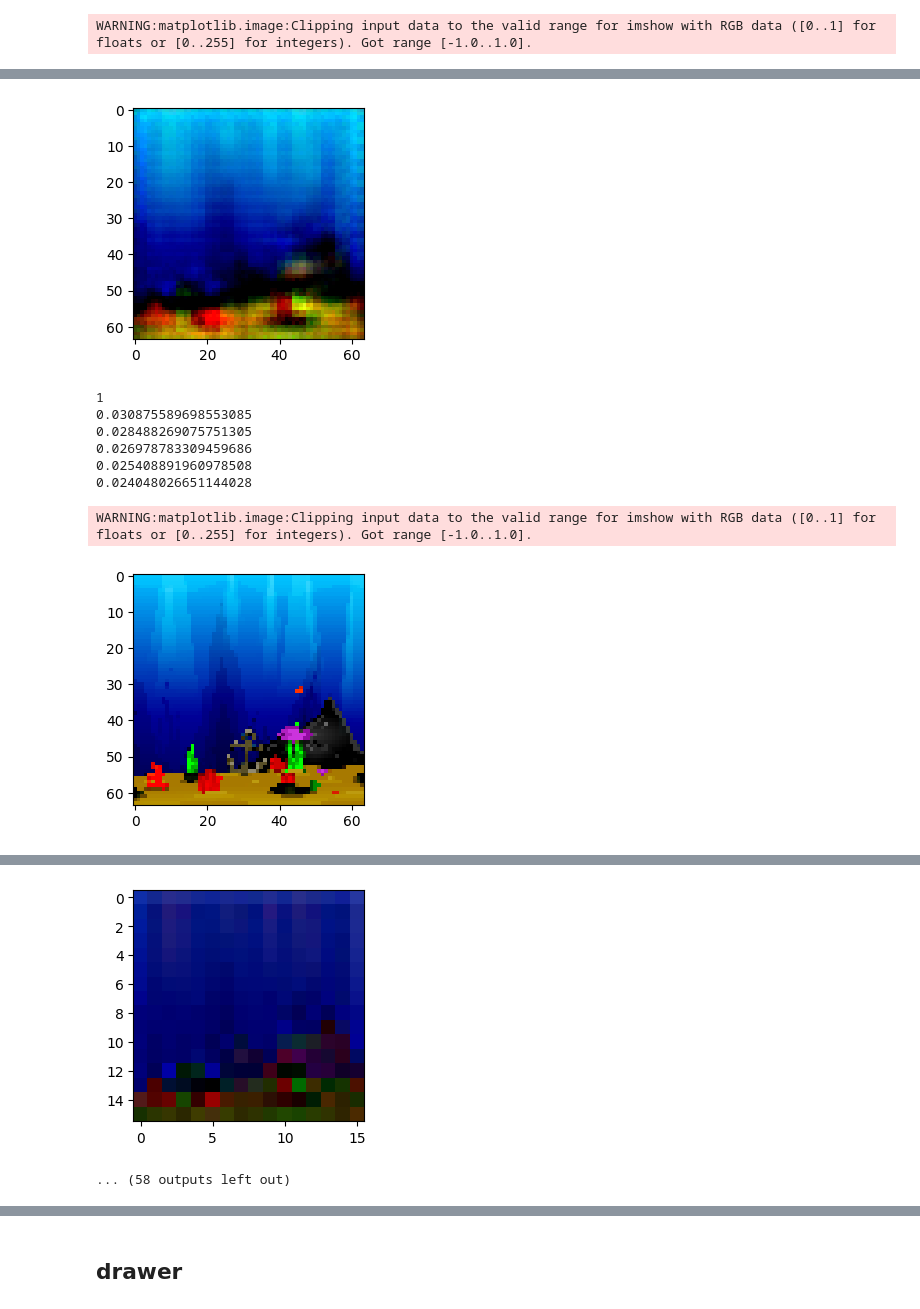
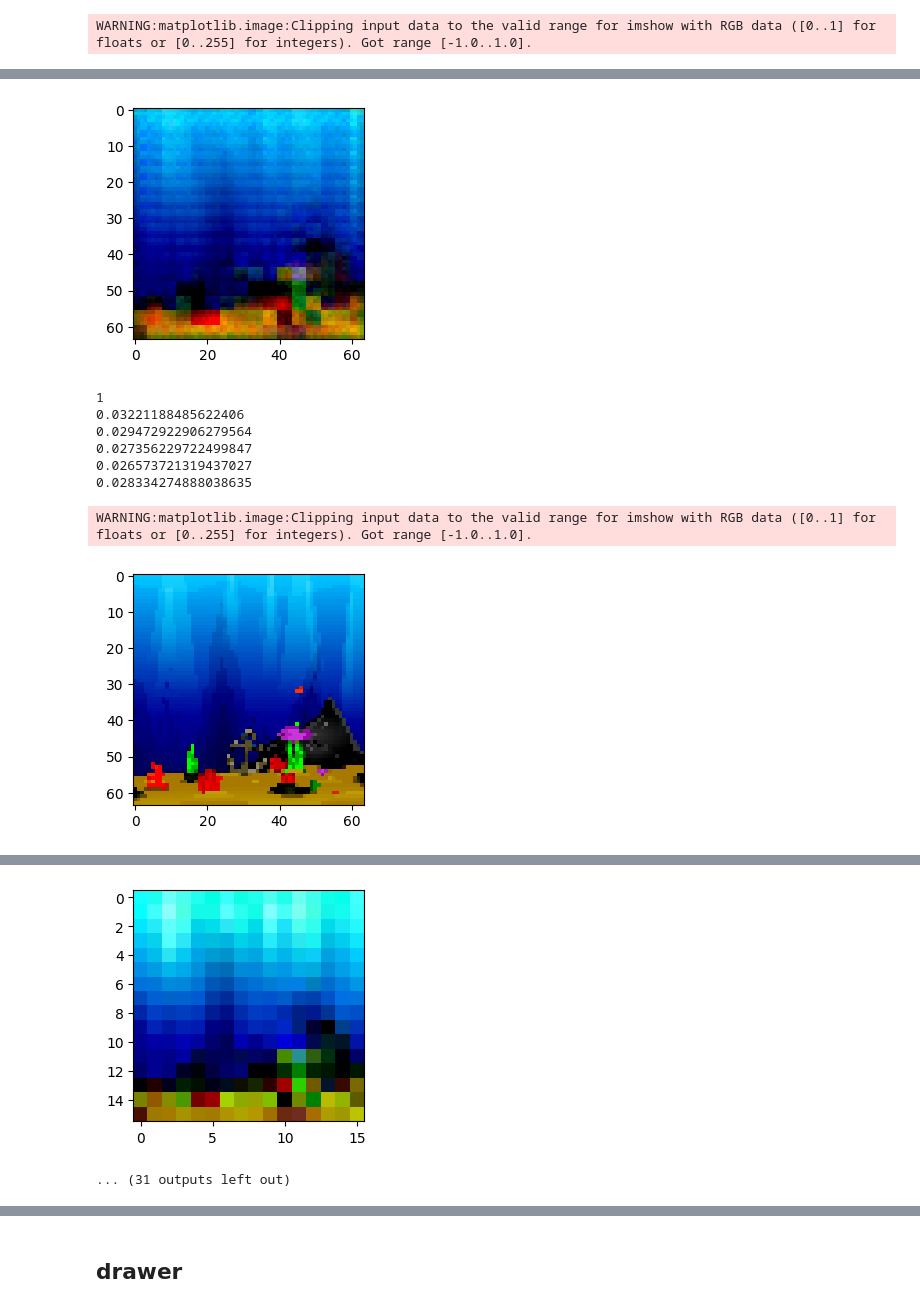
Before and after one commit to eisbetterthanpi/Autoencoder, a Jupyter notebook: VQ_VAE.ipynb, the cells around one changed output, grey strips where cells are left out. Saved outputs shown, nothing was run; the diff lists cells and outputs as text; code cells hidden in the pictures.

```diff
--- a/VQ_VAE.ipynb
+++ b/VQ_VAE.ipynb
@@ -872,26 +915,30 @@ class VQVAE(nn.Module):
         act = nn.SiLU()
         self.encoder = nn.Sequential(
             # UpDownBlock(3, ch_list[0], r=1/2), nn.BatchNorm2d(ch_list[0]), act,
-            UpDownBlock(3, ch_list[0], r=1/2), act,
-            UpDownBlock(ch_list[0], out_ch, r=1/2), act,
+            UpDownBlock(3, ch_list[0], r=1/2), #act,
+            UpDownBlock(ch_list[0], out_ch, r=1/2), #act,
         )
 
         self.decoder = nn.Sequential(
             # UpDownBlock(out_ch, ch_list[0], r=2), nn.BatchNorm2d(ch_list[0]), act,
-            UpDownBlock(out_ch, ch_list[0], r=2), act,
+            UpDownBlock(out_ch, ch_list[0], r=2), #act,
             UpDownBlock(ch_list[0], in_ch, r=2),
         )
 
     def forward(self, x):
-        x = self.encoder(x)
-        x = self.decoder(x)
+        # x = self.encoder(x)
+        # x = self.decoder(x)
+        x = self.encode(x)
+        x = self.decode(x)
         return x
     def encode(self, x):return self.encoder(x)
     def decode(self, x):return self.decoder(x)
 
+# split plateaus
+# conv 3<7
+# stride2 < pixel
 
-
-batch=2
+batch=64
 in_ch=3
 z_dim=3
 h,w = 64,64
@@ -901,9 +948,28 @@ print(sum(p.numel() for p in model.parameters() if p.requires_grad)) # 19683
 
 x = torch.rand((batch, in_ch, h, w), device=device)
 out = model.encode(x)
+# print(out.shape)
+# out = torch.rand((batch, in_ch, h, w), device=device)
 x_ = model.decode(out)
-print(out.shape)
 # x = model.quantise(x)
 print(x_.shape)
-# print(x)
+# # print(x)
+# x_ = model(x)
+
+# with torch.no_grad():
+#     state = buffer[12][40][0]
+#     transform = transforms.Compose([transforms.ToTensor(), transforms.Normalize((0.5, 0.5, 0.5), (0.5, 0.5, 0.5))])
+#     # transform = transforms.Compose([transforms.ToTensor()])
+#     x = transform(state).unsqueeze(0).to(device)#[0]
+
+#     # out, _ = model(x)
+#     # out = model(x)
+#     print(x[0,0,0])
+#     sx = model.encoder(x)
+#     print(sx.shape)
+#     print(sx[0,0,0])
+#     out = model.decoder(sx)
+#     imshow(torchvision.utils.make_grid(x.cpu()))
+#     imshow(torchvision.utils.make_grid(sx.cpu()))
+#     imshow(torchvision.utils.make_grid(out.cpu()))
 # %% [output]
@@ -1016,7 +1075,7 @@ def train(model, optim, dataloader, scheduler=None):
 
 
 # for i in range(1):
-for i in range(10):
+for i in range(20): # 10
     print(i)
     train(model, optim, train_loader)
 
@@ -1057,9 +1116,9 @@ WARNING:matplotlib.image:Clipping input data to the valid range for imshow with
-[figure, old version]
+[figure, new version]
 1
-0.030875589698553085
-0.028488269075751305
-0.026978783309459686
-0.025408891960978508
-0.024048026651144028
+0.03221188485622406
+0.029472922906279564
+0.027356229722499847
+0.026573721319437027
+0.028334274888038635
 WARNING:matplotlib.image:Clipping input data to the valid range for imshow with RGB data ([0..1] for floats or [0..255] for integers). Got range [-1.0..1.0].
 [figure]
@@ -1067,5 +1126,5 @@ WARNING:matplotlib.image:Clipping input data to the valid range for imshow with
-[figure, old version]
+[figure, new version]
-... (58 outputs left out)
+... (31 outputs left out)
 # %%
 # @title wandb
 !pip install -q wandb
```
Also changed, not shown: parts of 22 cells of this notebook.
